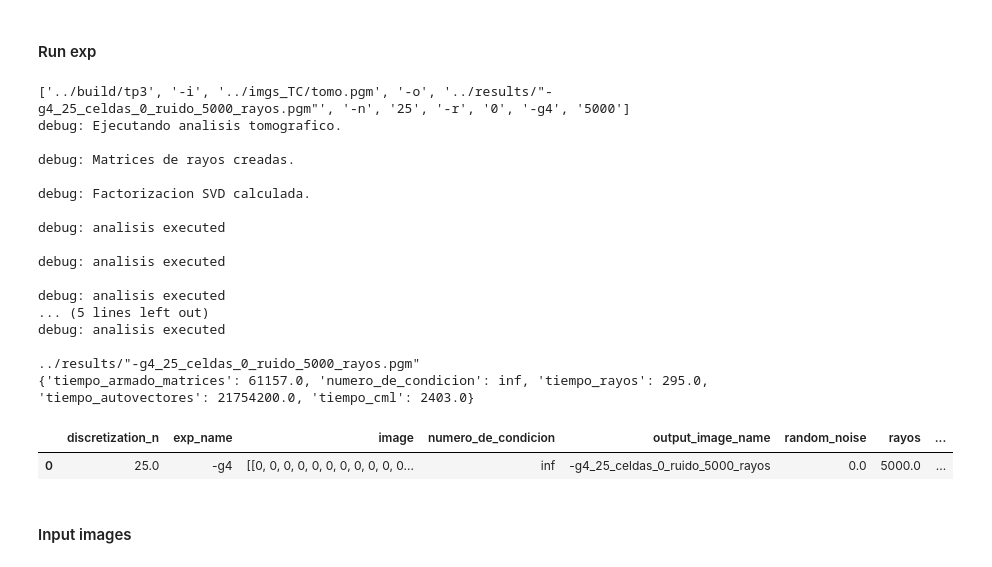
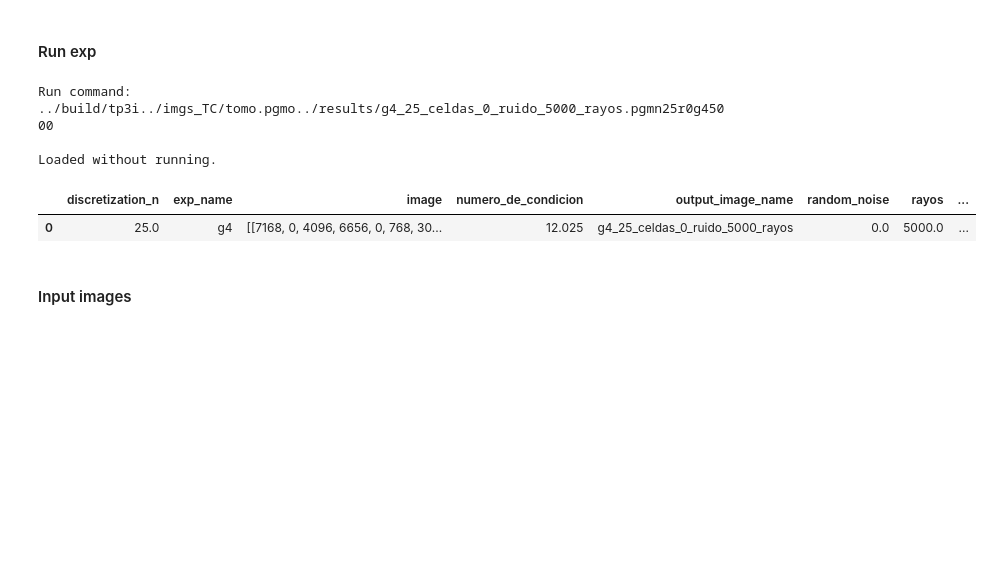
Before and after one commit to CatOfTheCannals/image-reconstruction, a Jupyter notebook: notebooks/exp_varias_geos.ipynb, the cells around one changed output. Drawn from its saved outputs; the diff is of its cells as text; code cells hidden in the pictures; blank space fills up the shorter version.

```diff
--- a/notebooks/exp_varias_geos.ipynb
+++ b/notebooks/exp_varias_geos.ipynb
@@ -35,8 +35,13 @@ def resizeImage(image, newSize):
                 resizeAToB[i,j] = 1. / ratio
     return np.matmul(resizeAToB.T, np.matmul(image, resizeAToB))
 
-def flatten_list_of_strings(args):
-    return reduce(lambda x,y: x +' '+y, args)
+def flatten_list_of_args(args):
+    output = ''
+    for s in args:
+        if s[0] == '-':
+            s = s[1:]
+        output += s
+    return output
 # %%
 from subprocess import Popen, PIPE
 
@@ -117,40 +149,27 @@ class ExpRunner():
 # %%
 input_image_path = "../imgs_TC/tomo.pgm"
 divisors_of_100 = [25]
 import pandas as pd
 output = []
 for div in divisors_of_100:
     exp_names = [['-g4']]
     # exp_names.extend([['-g14b '+focos+' -g14a'] for focos in ['50']])
     for exp in exp_names:
         for random in [0]:
             for amount_of_rays in [5000]:
                 e = ExpRunner(input_image_path, div, amount_of_rays, random, exp)
                 output.append(e.run_exp())
-                e.print_run_logs()
+                # e.print_run_logs()
 
 outputs_df = pd.DataFrame(output)
 outputs_df.head()
 # %% [output]
-['../build/tp3', '-i', '../imgs_TC/tomo.pgm', '-o', '../results/"-g4_25_celdas_0_ruido_5000_rayos.pgm"', '-n', '25', '-r', '0', '-g4', '5000']
-debug: Ejecutando analisis tomografico.
+Run command:
+../build/tp3i../imgs_TC/tomo.pgmo../results/g4_25_celdas_0_ruido_5000_rayos.pgmn25r0g45000
 
-debug: Matrices de rayos creadas.
-
-debug: Factorizacion SVD calculada.
-
-debug: analisis executed
-
-debug: analisis executed
-
-debug: analisis executed
-... (5 lines left out)
-debug: analisis executed
-
-../results/"-g4_25_celdas_0_ruido_5000_rayos.pgm"
-{'tiempo_armado_matrices': 61157.0, 'numero_de_condicion': inf, 'tiempo_rayos': 295.0, 'tiempo_autovectores': 21754200.0, 'tiempo_cml': 2403.0}
+Loaded without running.
 |  | discretization_n | exp_name | image | numero_de_condicion | output_image_name | random_noise | rayos | ... |
-| 0 | 25.0 | -g4 | [[0, 0, 0, 0, 0, 0, 0, 0, 0, 0, 0... | inf | -g4_25_celdas_0_ruido_5000_rayos | 0.0 | 5000.0 | ... |
+| 0 | 25.0 | g4 | [[7168, 0, 4096, 6656, 0, 768, 30... | 12.025 | g4_25_celdas_0_ruido_5000_rayos | 0.0 | 5000.0 | ... |
 # %% [markdown]
 #### Input images
 # %%
```
Also changed, not shown: parts of 2 cells of this notebook, 1 other file.
